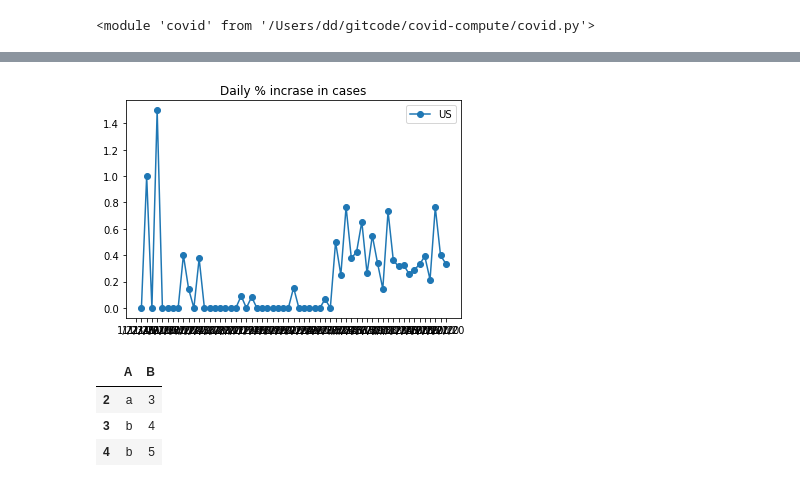
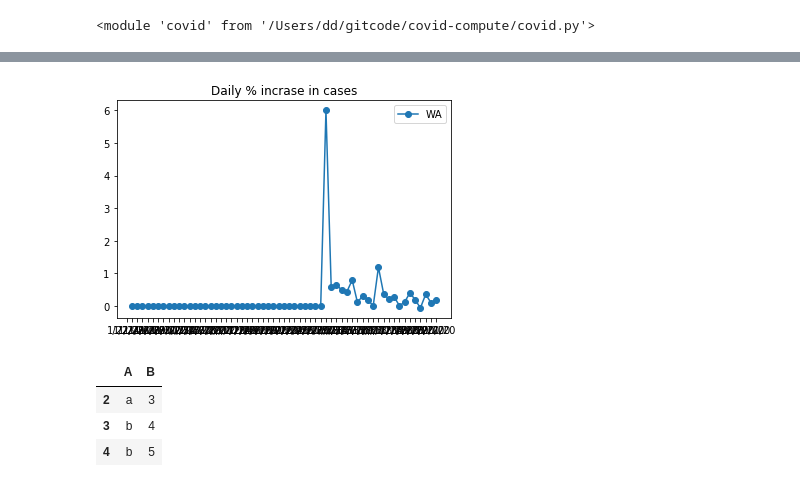
Before and after one commit to nearwalden/covid-compute, a Jupyter notebook: testing.ipynb, the cells around one changed output, grey strips where cells are left out. Cells and saved outputs as stored; diff of their text form; code cells hidden in the pictures.

```diff
--- a/testing.ipynb
+++ b/testing.ipynb
@@ -41,10 +41,10 @@ a
 | WV | 8 | 4.464124 | 0 | 0.000000 | 1.321429 | 0.500000 | 1.214286 | ... |
 | WY | 23 | 39.740203 | 0 | 0.000000 | 0.133041 | 0.281818 | 0.155361 | ... |
 | US | 25399 | 77.092925 | 307 | 0.931829 | 0.367302 | 0.488867 | 0.499365 | ... |
-# %%
-cd.plot_state_2day (['US'])
-# %% [output]
-[figure, removed]
+# %%
+cd.plot_state_pct_change (['WA'])
+# %% [output]
+[figure, added]
 # %%
 cd.confirmed_countries.to_csv ('~/Desktop/confirmed_countries.csv')
 # %%
```
Also changed, not shown: 1 other file.
